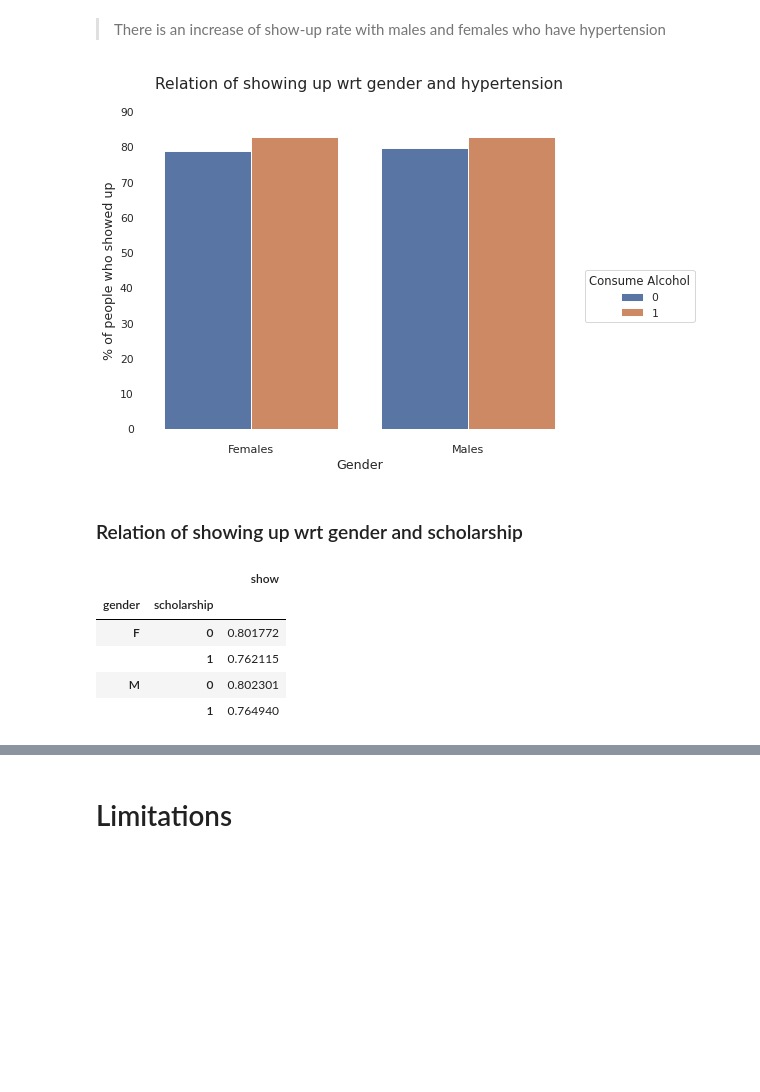
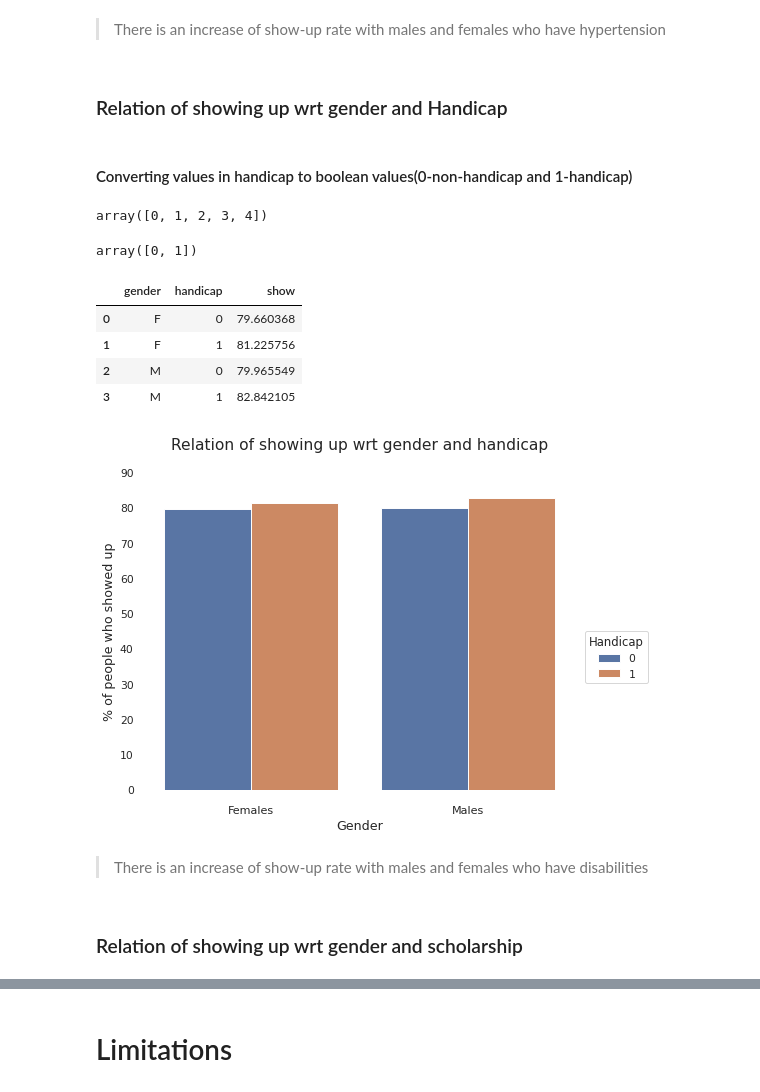
Before and after one commit to dishankkalra23/Medical-Appointment-No-Shows, a Jupyter notebook: Medical_Appointment_No_Shows.ipynb, the cells around one changed output, grey strips where cells are left out. Saved outputs shown, nothing was run; the diff lists cells and outputs as text; code cells hidden in the pictures; blank space fills up the shorter version.

Commit message:
Added analysis of features with Gender

```diff
--- a/Medical_Appointment_No_Shows.ipynb
+++ b/Medical_Appointment_No_Shows.ipynb
@@ -427,10 +410,12 @@ df_new.corr().iloc[2:,2:]
 # %% [markdown]
 ### Function to find relationship b/w gender and different features
 # %%
-def rel_with_gender(_feature,_title):
+def rel_with_gender(_feature,_title,legend_title):
   extracted_df = pd.pivot_table(data=df,index=['gender',_feature],values='show')
   extracted_df.show = extracted_df.show*100
   extracted_df.reset_index(inplace=True)
+
+  display(extracted_df)
 
   # To set figure size
   plt.figure(figsize=(8,6),dpi=70)
@@ -451,15 +436,15 @@ def rel_with_gender(_feature,_title):
   graph.set_ylim(0,90)
 
   # To place legend outside top right corner of plot
-  plt.legend(title='Consume Alcohol',bbox_to_anchor=(1.02, 0.5), loc='upper left', borderaxespad=0)
+  plt.legend(title=legend_title,bbox_to_anchor=(1.02, 0.5), loc='upper left', borderaxespad=0)
   # plt.legend(title='Consume Alcohol',bbox_to_anchor=(1.02, 1), loc='upper left', borderaxespad=0,labels=['No','Yes'])
   # plt.legend(title='Alcoholism',labels=['A', 'A'], loc='upper left')
 
   # To remove spines
   sns.despine( left=True, bottom=True)
 
+  print('\n')
   # TO DO: Add padding between axes and labels
-
   plt.show(graph)
 # %% [markdown]
 ### Relation of showing up wrt gender and alcoholism
@@ -553,2 +492,10 @@ gender_hypertension
 # %% [markdown]
 > There is an increase of show-up rate with males and females who have hypertension
+# %% [markdown]
+### Relation of showing up wrt gender and Handicap
+# %% [markdown]
+#### Converting values in handicap to boolean values(0-non-handicap and 1-handicap)
+# %%
+df.handicap.unique()
+# %% [output]
+array([0, 1, 2, 3, 4])
@@ -555,17 +504,18 @@ gender_hypertension
+# %%
+df.handicap.unique()
+# %% [output]
+array([0, 1])
 # %%
-rel_with_gender(_feature='hypertension',_title='Relation of showing up wrt gender and hypertension\n')
+rel_with_gender(_feature='handicap',_title='Relation of showing up wrt gender and handicap\n',legend_title='Handicap')
 # %% [output]
+|  | gender | handicap | show |
+| 0 | F | 0 | 79.660368 |
+| 1 | F | 1 | 81.225756 |
+| 2 | M | 0 | 79.965549 |
+| 3 | M | 1 | 82.842105 |
-[figure, old version]
+[figure, new version]
+# %% [markdown]
+> There is an increase of show-up rate with males and females who have disabilities
 # %% [markdown]
 ### Relation of showing up wrt gender and scholarship
-# %%
-gender_scholar = pd.pivot_table(data=df,index=['gender','scholarship'],values='show')
-gender_scholar
-# %% [output]
-|  |  | show |
-| gender | scholarship |  |
-| F | 0 | 0.801772 |
-|  | 1 | 0.762115 |
-| M | 0 | 0.802301 |
-|  | 1 | 0.764940 |
 # %%
```
Also changed, not shown: parts of 24 cells of this notebook.
